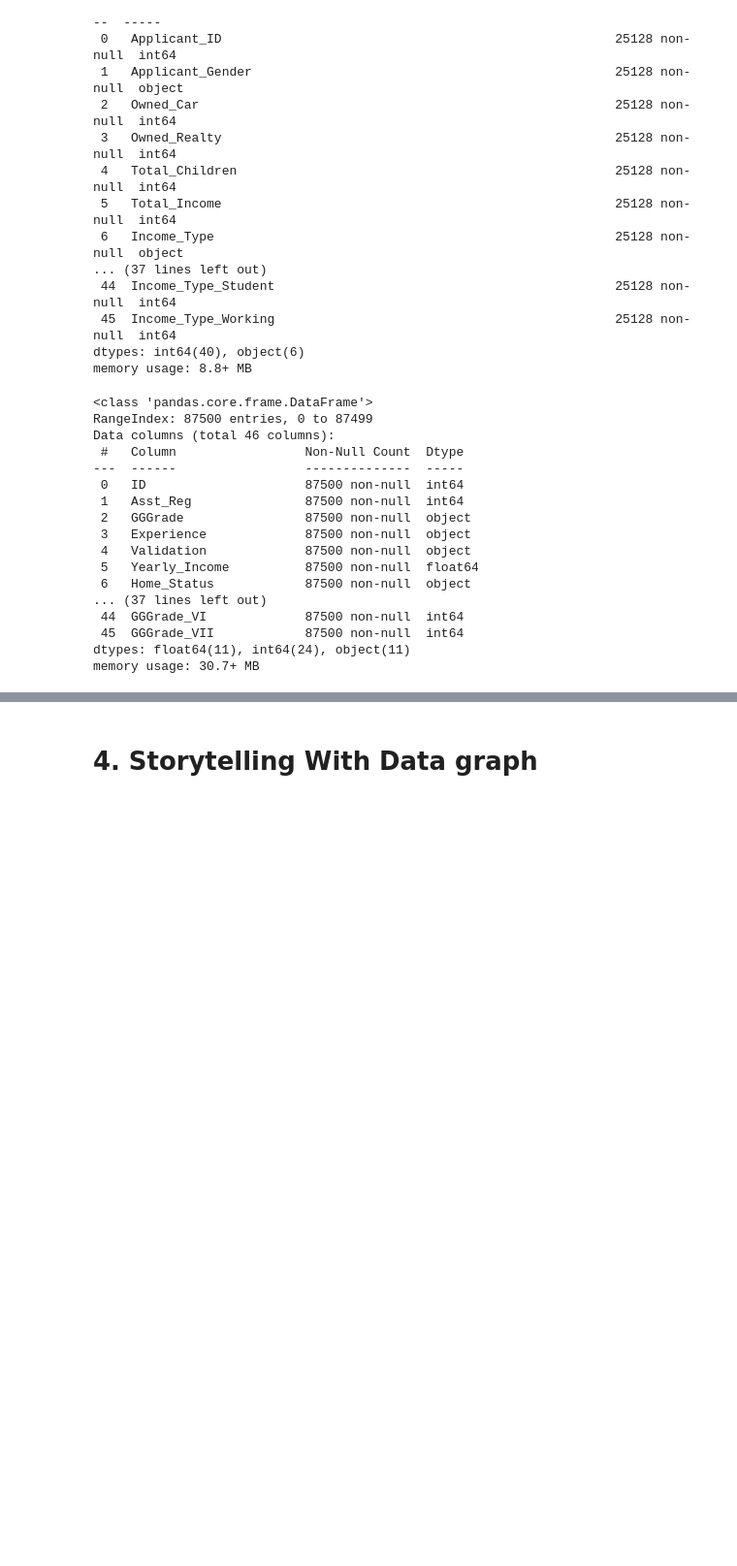
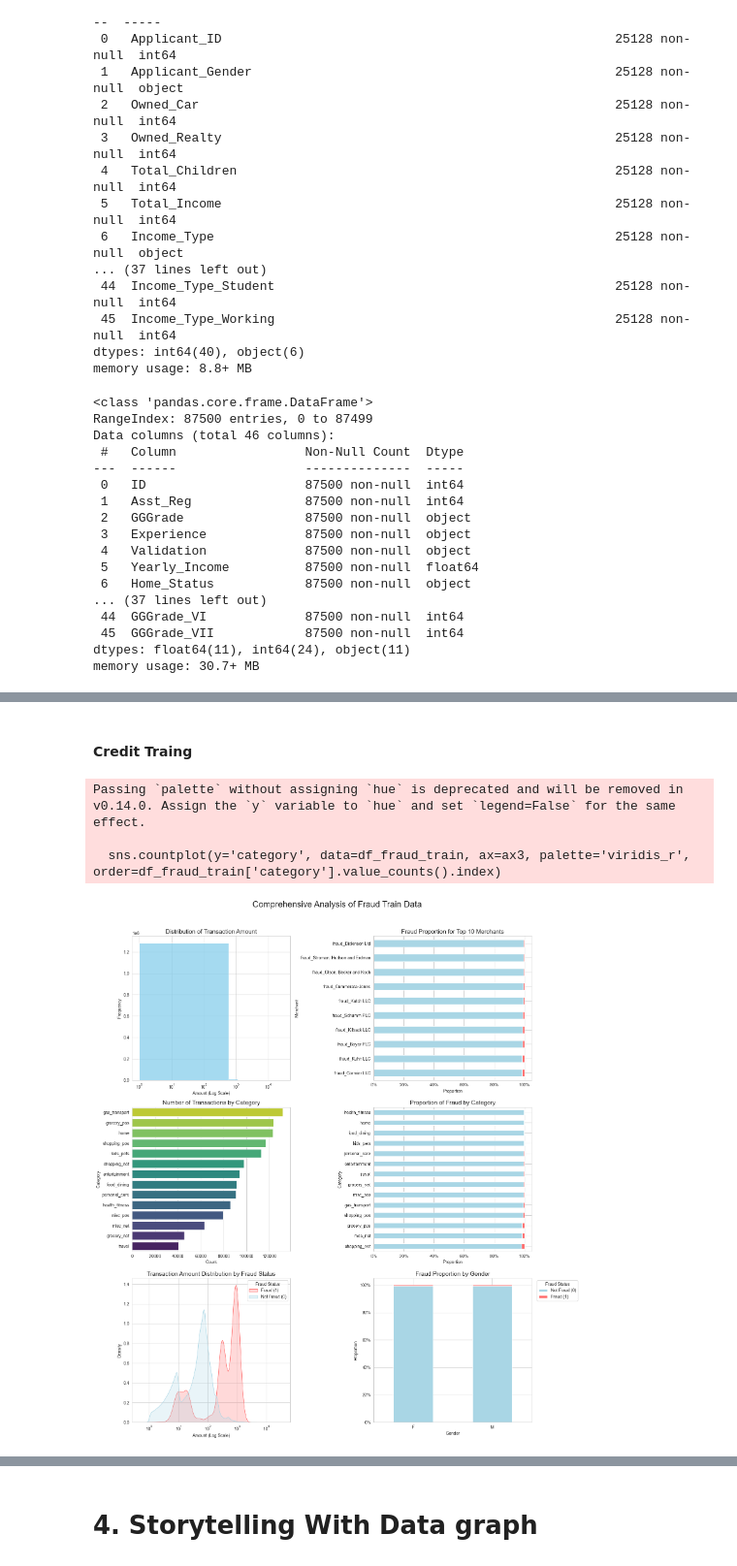
Before and after one commit to abcbbong/699_O2, a Jupyter notebook: OMDS-MODB2-Week4-Lee-JaeHoon.ipynb, the cells around one changed output, grey strips where cells are left out. Shown at 97% size. Saved outputs shown, nothing was run; the diff lists cells and outputs as text; code cells hidden in the pictures; blank space fills up the shorter version.

```diff
--- a/OMDS-MODB2-Week4-Lee-JaeHoon.ipynb
+++ b/OMDS-MODB2-Week4-Lee-JaeHoon.ipynb
@@ -251,0 +335,80 @@ memory usage: 30.7+ MB
+# %% [markdown]
+#### Credit Traing
+# %%
+# --- Setup for the 3x2 grid of plots ---
+sns.set_style("whitegrid")
+fig, axes = plt.subplots(3, 2, figsize=(16, 18))
+fig.suptitle('Comprehensive Analysis of Fraud Train Data', fontsize=20)
+
+
+# --- Chart 1: Distribution of Transaction Amount (Unchanged) ---
+ax1 = axes[0, 0]
+sns.histplot(data=df_fraud_train, x='amt', ax=ax1, color='skyblue', bins=50)
+ax1.set_title('Distribution of Transaction Amount', fontsize=14)
+ax1.set_xlabel('Amount (Log Scale)')
+ax1.set_ylabel('Frequency')
+ax1.set_xscale('log')
+
+
+# --- Chart 2: MODIFIED - Fraud Proportion for Top 10 Merchants ---
+ax2 = axes[0, 1]
+top_10_merchants = df_fraud_train['merchant'].value_counts().nlargest(10).index
+df_top_merchants = df_fraud_train[df_fraud_train['merchant'].isin(top_10_merchants)]
+crosstab_merch = pd.crosstab(df_top_merchants['merchant'], df_top_merchants['is_fraud'], normalize='index').sort_values(by=1, ascending=False)
+
+crosstab_merch.plot(kind='barh', stacked=True, ax=ax2, color=['#a9d6e5', '#ff6b6b'], legend=False)
+ax2.set_title('Fraud Proportion for Top 10 Merchants', fontsize=14)
+ax2.set_xlabel('Proportion')
+ax2.set_ylabel('Merchant')
+ax2.xaxis.set_major_formatter(mtick.PercentFormatter(1.0))
+
+
+# --- Chart 3: Number of Transactions by Category (Unchanged) ---
+ax3 = axes[1, 0]
+sns.countplot(y='category', data=df_fraud_train, ax=ax3, palette='viridis_r', order=df_fraud_train['category'].value_counts().index)
+ax3.set_title('Number of Transactions by Category', fontsize=14)
+ax3.set_xlabel('Count')
+ax3.set_ylabel('Category')
+
+
+# --- Chart 4: Fraud Proportion by Category (Unchanged) ---
+ax4 = axes[1, 1]
+crosstab_cat = pd.crosstab(df_fraud_train['category'], df_fraud_train['is_fraud'], normalize='index')
+crosstab_cat_sorted = crosstab_cat.sort_values(by=1, ascending=False)
+crosstab_cat_sorted.plot(kind='barh', stacked=True, ax=ax4, color=['#a9d6e5', '#ff6b6b'], legend=False)
+ax4.set_title('Proportion of Fraud by Category', fontsize=14)
+ax4.set_xlabel('Proportion')
+ax4.set_ylabel('Category')
+ax4.xaxis.set_major_formatter(mtick.PercentFormatter(1.0))
+
+
+# --- Chart 5: Amount Distribution by Fraud Status (Unchanged) ---
+ax5 = axes[2, 0]
+sns.kdeplot(data=df_fraud_train, x='amt', hue='is_fraud', ax=ax5,
+            fill=True, common_norm=False, palette=['#a9d6e5', '#ff6b6b'], log_scale=True)
+ax5.set_title('Transaction Amount Distribution by Fraud Status', fontsize=14)
+ax5.set_xlabel('Amount (Log Scale)')
+ax5.set_ylabel('Density')
+ax5.legend(title='Fraud Status', labels=['Fraud (1)', 'Not Fraud (0)'])
+
+
+# --- Chart 6: MODIFIED - Fraud Proportion by Gender ---
+ax6 = axes[2, 1]
+crosstab_gen = pd.crosstab(df_fraud_train['gender'], df_fraud_train['is_fraud'], normalize='index')
+crosstab_gen.plot(kind='bar', stacked=True, ax=ax6, color=['#a9d6e5', '#ff6b6b'])
+ax6.set_title('Fraud Proportion by Gender', fontsize=14)
+ax6.set_xlabel('Gender')
+ax6.set_ylabel('Proportion')
+ax6.legend(title='Fraud Status', labels=['Not Fraud (0)', 'Fraud (1)'], bbox_to_anchor=(1.02, 1), loc='upper left')
+ax6.yaxis.set_major_formatter(mtick.PercentFormatter(1.0))
+ax6.tick_params(axis='x', rotation=0)
+
+
+# Adjust layout and show plot
+plt.tight_layout(rect=[0, 0, 1, 0.96])
+plt.show()
+# %% [output]
+Passing `palette` without assigning `hue` is deprecated and will be removed in v0.14.0. Assign the `y` variable to `hue` and set `legend=False` for the same effect.
+
+  sns.countplot(y='category', data=df_fraud_train, ax=ax3, palette='viridis_r', order=df_fraud_train['category'].value_counts().index)
+[figure, added]
```
Also changed, not shown: parts of 23 cells of this notebook.
